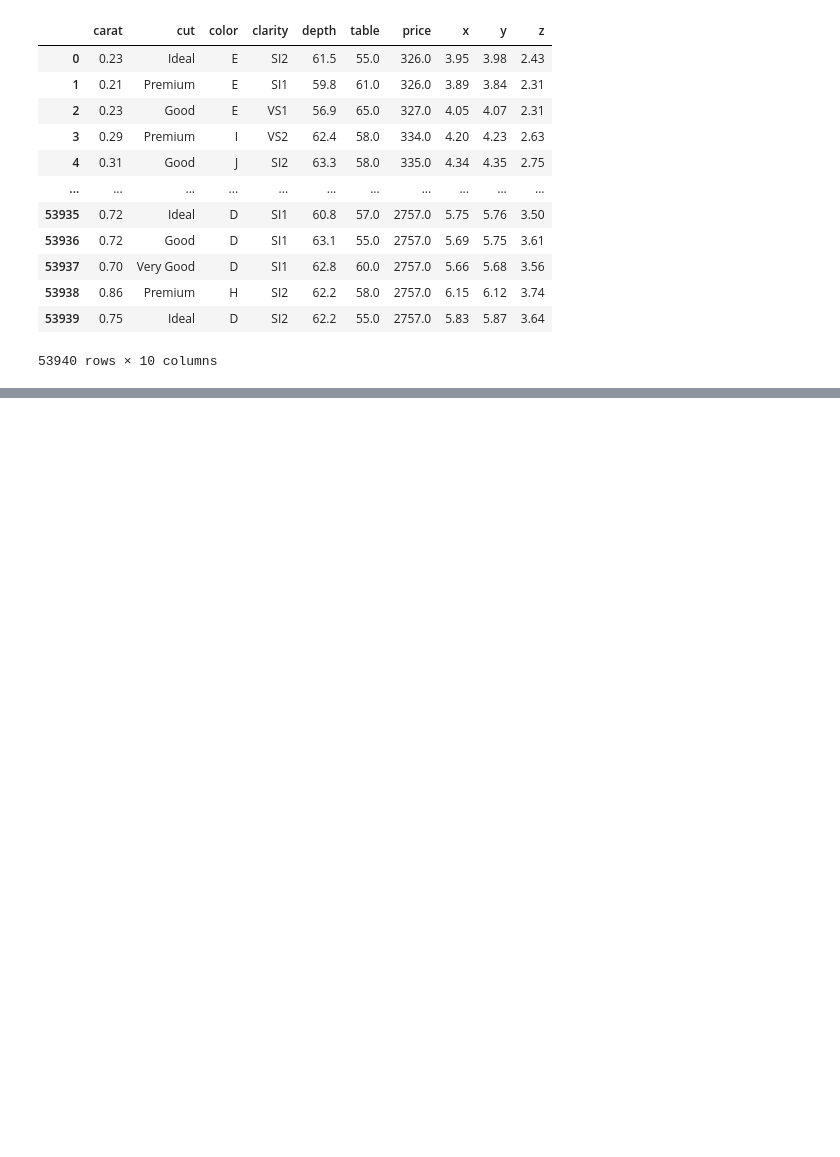
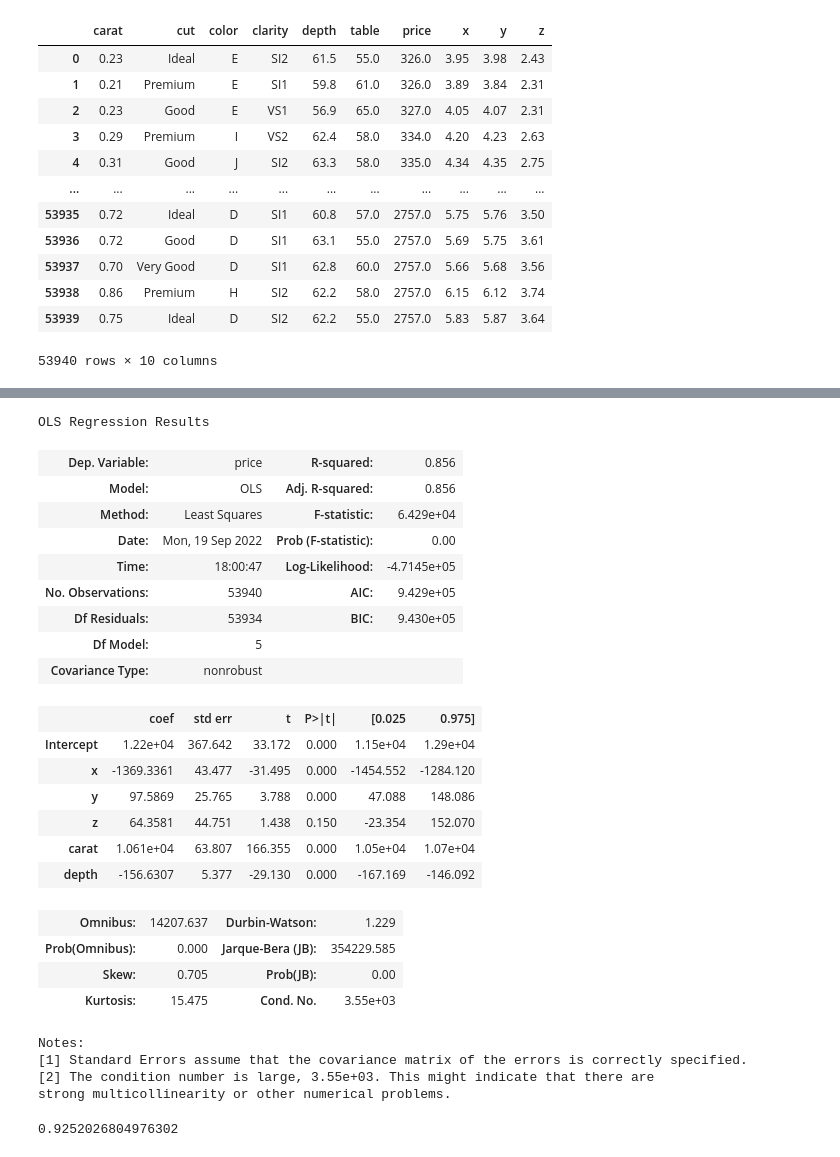
Before and after one commit to VictoriaTeCa/gesti_act_uno, a Jupyter notebook: actividad_UNO_entrega.ipynb, the cells around one changed output, grey strips where cells are left out. Saved outputs shown, nothing was run; the diff lists cells and outputs as text; code cells hidden in the pictures; blank space fills up the shorter version.

```diff
--- a/actividad_UNO_entrega.ipynb
+++ b/actividad_UNO_entrega.ipynb
@@ -49,0 +198,4 @@ data1
+# %%
+Form= 1962.853800 + 7820.048915*data_clean["carat"] + -74.315956 *data_clean["table"]
+data_clean.insert(loc=0, column='Predicciones1.', value=Form)
+data_clean
@@ -49,0 +217,4 @@ data1
+# %%
+Form= -15082.879110 + 82.229775*data_clean["depth"] + 242.580487 *data_clean["table"]
+data_clean.insert(loc=0, column='Predicciones2', value=Form)
+data_clean
@@ -49,0 +237,4 @@ data1
+# %%
+Form= -14113.053835 + 2790.398431*data_clean["x"] + 218.664666 *data_clean["y"] + 225.982856 *data_clean["z"]
+data_clean.insert(loc=0, column='Predicciones3', value=Form)
+data_clean
@@ -49,0 +248,3 @@ data1
+# %%
+model=smf.ols(formula="price~x +y +z +carat +depth", data=data_clean).fit()
+model.params
@@ -49,0 +263,33 @@ data1
+# %%
+model.summary()
+# %% [output]
+OLS Regression Results
+| Dep. Variable: | price | R-squared: | 0.856 |
+| Model: | OLS | Adj. R-squared: | 0.856 |
+| Method: | Least Squares | F-statistic: | 6.429e+04 |
+| Date: | Mon, 19 Sep 2022 | Prob (F-statistic): | 0.00 |
+| Time: | 18:00:47 | Log-Likelihood: | -4.7145e+05 |
+| No. Observations: | 53940 | AIC: | 9.429e+05 |
+| Df Residuals: | 53934 | BIC: | 9.430e+05 |
+| Df Model: | 5 |  |  |
+| Covariance Type: | nonrobust |  |  |
+|  | coef | std err | t | P>|t| | [0.025 | 0.975] |
+| Intercept | 1.22e+04 | 367.642 | 33.172 | 0.000 | 1.15e+04 | 1.29e+04 |
+| x | -1369.3361 | 43.477 | -31.495 | 0.000 | -1454.552 | -1284.120 |
+| y | 97.5869 | 25.765 | 3.788 | 0.000 | 47.088 | 148.086 |
+| z | 64.3581 | 44.751 | 1.438 | 0.150 | -23.354 | 152.070 |
+| carat | 1.061e+04 | 63.807 | 166.355 | 0.000 | 1.05e+04 | 1.07e+04 |
+| depth | -156.6307 | 5.377 | -29.130 | 0.000 | -167.169 | -146.092 |
+| Omnibus: | 14207.637 | Durbin-Watson: | 1.229 |
+| Prob(Omnibus): | 0.000 | Jarque-Bera (JB): | 354229.585 |
+| Skew: | 0.705 | Prob(JB): | 0.00 |
+| Kurtosis: | 15.475 | Cond. No. | 3.55e+03 |
+Notes:
+[1] Standard Errors assume that the covariance matrix of the errors is correctly specified.
+[2] The condition number is large, 3.55e+03. This might indicate that there are
+strong multicollinearity or other numerical problems.
+# %%
+coef_Correl= np.sqrt(0.856)
+coef_Correl
+# %% [output]
+0.9252026804976302
```
Also changed, not shown: parts of 27 cells of this notebook.
